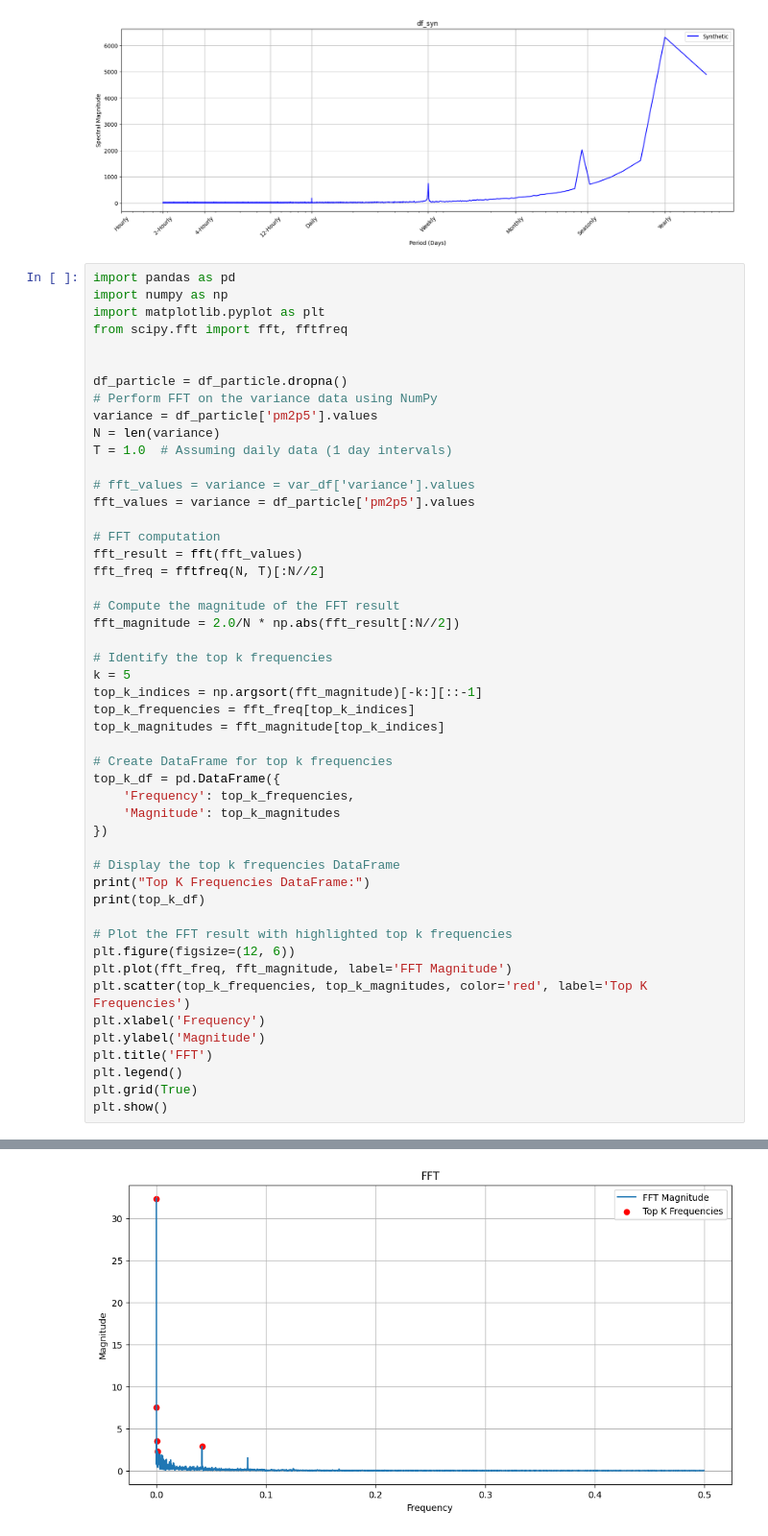
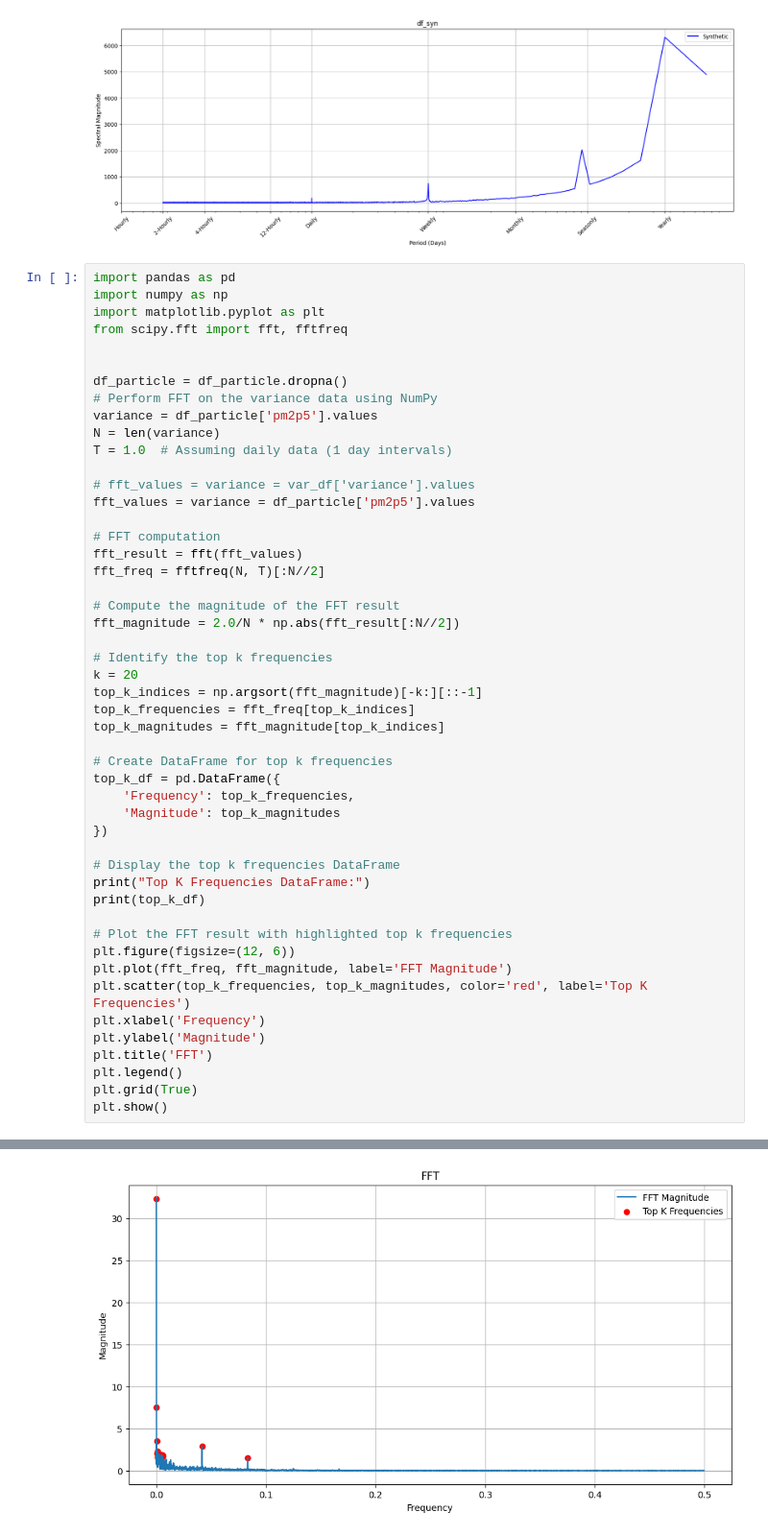
Before and after one commit to baliant/Thesis, a Jupyter notebook: FourierTransformation.ipynb, the cells around one changed output, grey strips where cells are left out. Shown at 96% size. Cells and saved outputs as stored; diff of their text form.

```diff
--- a/FourierTransformation.ipynb
+++ b/FourierTransformation.ipynb
@@ -172,7 +172,7 @@ fft_freq = fftfreq(N, T)[:N//2]
 fft_magnitude = 2.0/N * np.abs(fft_result[:N//2])
 
 # Identify the top k frequencies
-k = 5
+k = 20
 top_k_indices = np.argsort(fft_magnitude)[-k:][::-1]
 top_k_frequencies = fft_freq[top_k_indices]
 top_k_magnitudes = fft_magnitude[top_k_indices]
@@ -208 +218 @@ Top K Frequencies DataFrame:
-[figure, old version]
+[figure, new version]
```
Also changed, not shown: parts of 6 cells of this notebook.
